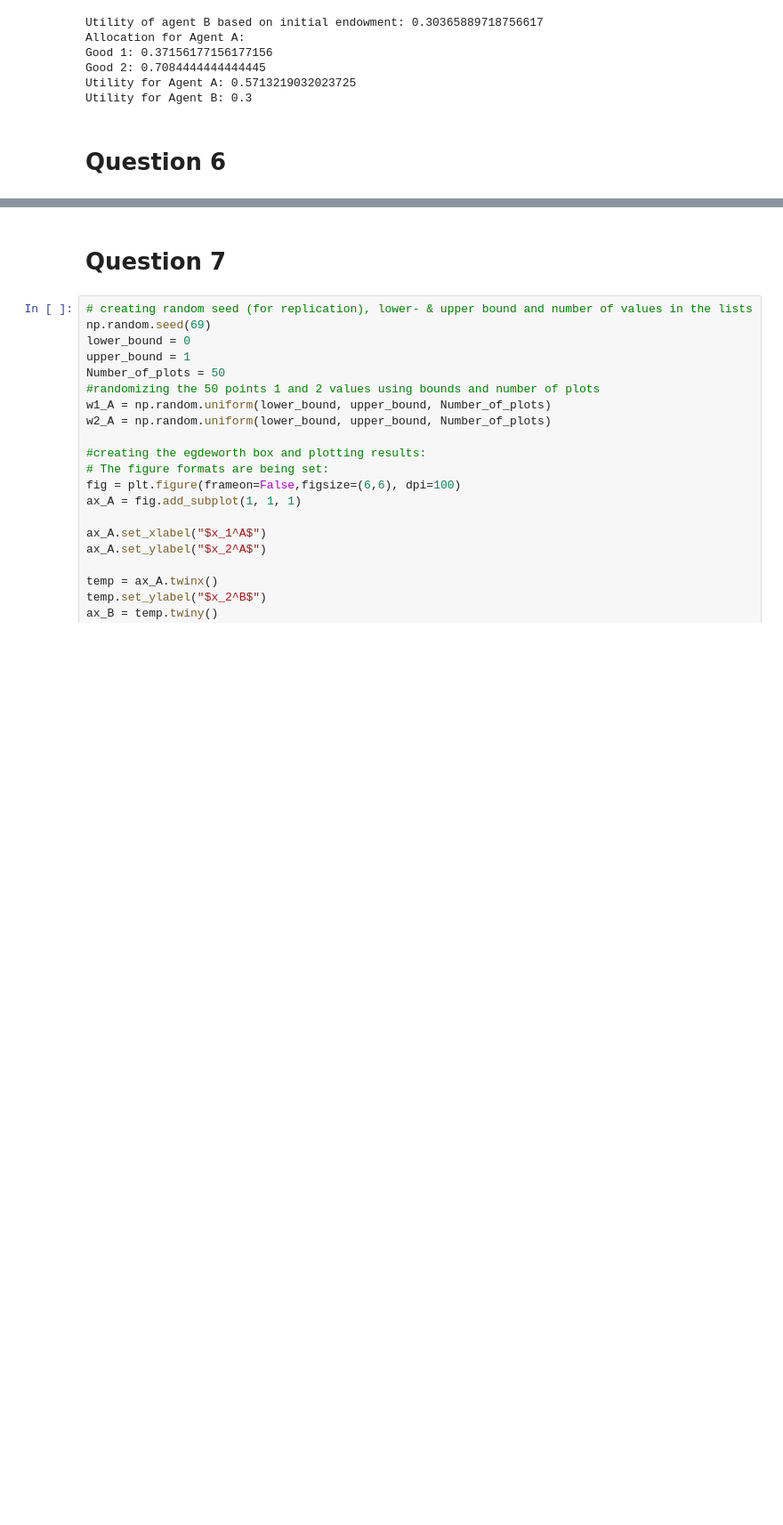
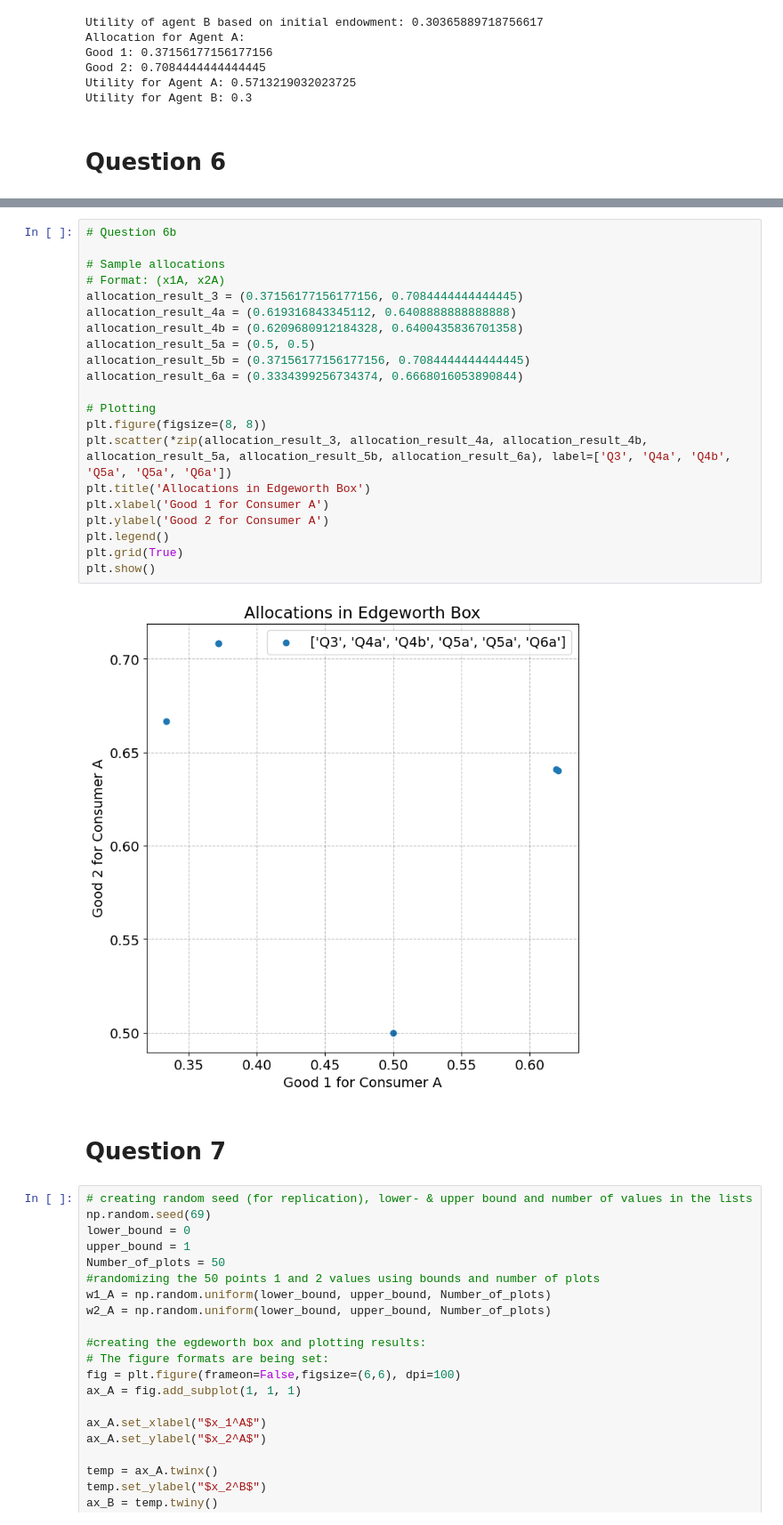
Before and after one commit to NumEconCopenhagen/projects-2024-thomas-lucas-jacob, a Jupyter notebook: inauguralproject/inauguralproject.ipynb, the cells around one changed output, grey strips where cells are left out. Shown at 89% size. Saved outputs shown, nothing was run; the diff lists cells and outputs as text; blank space fills up the shorter version.

```diff
--- a/inauguralproject/inauguralproject.ipynb
+++ b/inauguralproject/inauguralproject.ipynb
@@ -305,6 +307,29 @@ else:
 # %% [output]
 Optimal allocation for A: x1A = 0.3334399256734374, x2A = 0.6668016053890844
 Optimal allocation for B: x1B = 0.6665600743265626, x2B = 0.3331983946109156
+# %%
+# Question 6b
+
+# Sample allocations
+# Format: (x1A, x2A)
+allocation_result_3 = (0.37156177156177156, 0.7084444444444445)
+allocation_result_4a = (0.619316843345112, 0.6408888888888888)
+allocation_result_4b = (0.6209680912184328, 0.6400435836701358)
+allocation_result_5a = (0.5, 0.5)
+allocation_result_5b = (0.37156177156177156, 0.7084444444444445)
+allocation_result_6a = (0.3334399256734374, 0.6668016053890844)
+
+# Plotting
+plt.figure(figsize=(8, 8))
+plt.scatter(*zip(allocation_result_3, allocation_result_4a, allocation_result_4b, allocation_result_5a, allocation_result_5b, allocation_result_6a), label=['Q3', 'Q4a', 'Q4b', 'Q5a', 'Q5a', 'Q6a'])
+plt.title('Allocations in Edgeworth Box')
+plt.xlabel('Good 1 for Consumer A')
+plt.ylabel('Good 2 for Consumer A')
+plt.legend()
+plt.grid(True)
+plt.show()
+# %% [output]
+[figure, added]
 # %% [markdown]
 # Question 7
 # %%
```
Also changed, not shown: parts of 1 cell of this notebook.
